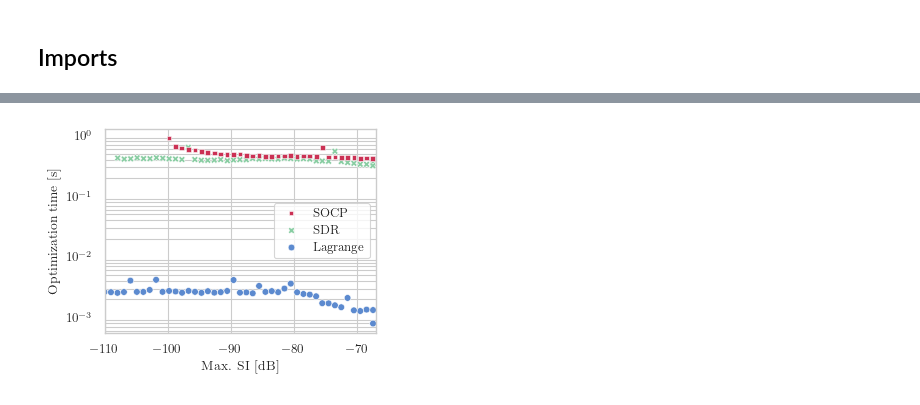
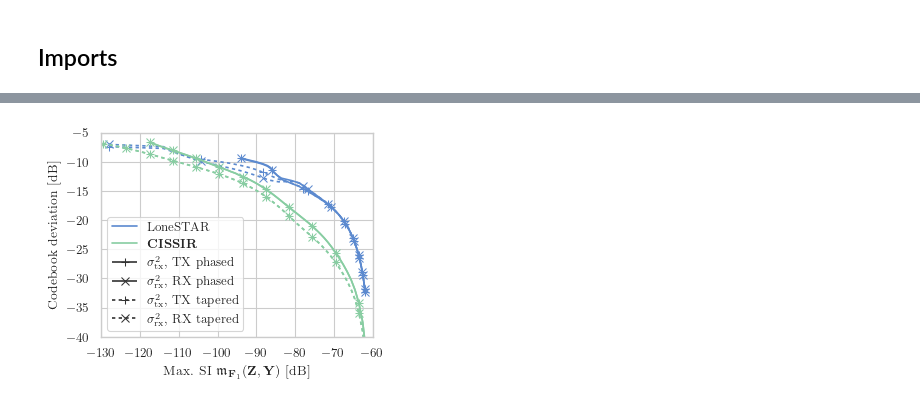
Before and after one commit to rodrihgh/CISSIR, a Jupyter notebook: notebooks/plot_tradeoffs.ipynb, the cells around one changed output, grey strips where cells are left out. Cells and saved outputs as stored; diff of their text form; code cells hidden in the pictures.

```diff
--- a/notebooks/plot_tradeoffs.ipynb
+++ b/notebooks/plot_tradeoffs.ipynb
@@ -50,13 +42,19 @@ rx_df["direction"] = "rx"
 rx_df["cb_error"] = rx_df["rx_loss"]
 bi_df = pd.concat([tx_df, rx_df]).reset_index().query("not opt == 'socp'")
 # %%
-xmin, xmax = -110,-68
-ymin, ymax = -40, -8
+ymin, ymax = -40, -5
 
-markevry = 8
+markevry = 6
 marksize = 6
-dashes = ((1,0), (2,2))
+dashes = ((1,0), (1,0), (2,2), (2,2))
 
-si_label = r"Max. SI $g_{\mathbf F}(\mathbf{Z},\mathbf{Y})$ [dB]"
+hue="opt"
+
+si_label = r"Max. SI $\mathfrak{m}_{\mathbf F}(\mathbf{Z},\mathbf{Y})$ [dB]"
+si0_label = r"Max. SI $\mathfrak{m}_{\mathbf{F}_1}(\mathbf{Z},\mathbf{Y})$ [dB]"
 sig2tx = r"$\sigma^2_\mathrm{tx}$"
 sig2rx = r"$\sigma^2_\mathrm{rx}$"
+set_w = r"\mathcal{W}"
+set_c = r"\mathcal{C}"
+_ph = r"_{\oslash}"
+_tap = r"_{\triangleright}"
@@ -118,19 +61,29 @@ plt.savefig(plot_path/"full_si.pgf", bbox_inches='tight')
-# %%
-compare_plot = res_df.query("si_taps == 'full'").reset_index()
-compare_plot.loc[(~compare_plot.phased) & (compare_plot.opt == "sdp"), "opt"] = "lagrange"
-compare_plot["si_tgt"] = -compare_plot["att_tgt"]
-
-ax = sns.scatterplot(compare_plot, x="si_db", y="elapsed_time", hue=hue, style=hue, hue_order=["socp", "sdp", "lagrange"],
-                    palette=[viz.palette[n] for n in (3, 1, 0)])
-ax.set(yscale="log")
-ax.yaxis.grid(which="both")
-handles, labels = ax.get_legend_handles_labels()
-ax.legend(handles, ["SOCP", "SDR", "Lagrange"])
-
-plt.xlim(xmin, xmax + 1)
-
-_ = plt.xlabel("Max. SI [dB]")
-_ = plt.ylabel("Optimization time [s]")
-plt.savefig(plot_path/"opt-time.pdf", bbox_inches='tight')
-# %% [output]
-[figure, removed]
+# %%
+xmin, xmax = -130, -60
+
+full_df = bi_df.query("si_taps == 1").reset_index()
+full_df.loc[:, "ant_array"] = full_df.phased.map({True: "PH", False: "TAP"}) + ", " + full_df.direction.str.upper()
+
+ax = sns.lineplot(full_df, x="si_opt", y="cb_error", style="ant_array", hue="opt", hue_order=['lonestar', 'cissir'],
+                  style_order=["PH, TX", "PH, RX", "TAP, TX", "TAP, RX"],
+                  markers=["+", "x", "+", "x"], dashes=dashes, markevery=markevry, markersize=marksize,
+                  markeredgecolor=None)
+handles, _ = ax.get_legend_handles_labels()
+tex_labels = [rf"{sig2tx}, TX phased",
+              rf"{sig2rx}, RX phased",
+              rf"{sig2tx}, TX tapered",
+              rf"{sig2rx}, RX tapered"]
+ax.legend(handles[1:3] +
+          handles[4:],
+          ["LoneSTAR", r"\textbf{CISSIR}"] +
+          tex_labels)
+
+plt.xlim(xmin, xmax)
+plt.ylim(ymin, ymax)
+
+_ = plt.xlabel(si0_label)
+_ = plt.ylabel("Codebook deviation [dB]")
+
+plt.savefig(plot_path/"1tap_si.pgf", bbox_inches='tight')
+# %% [output]
+[figure, added]
```
Also changed, not shown: parts of 14 cells of this notebook, 7 other files.
